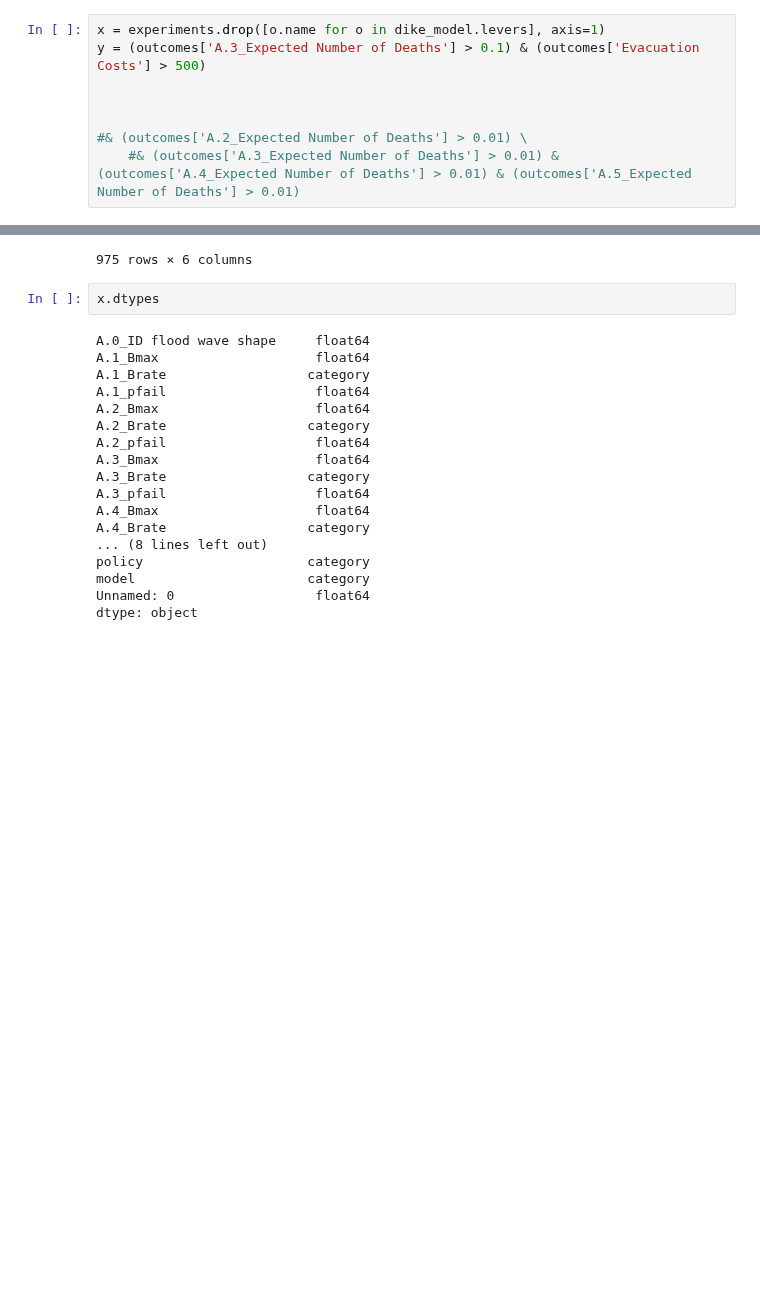
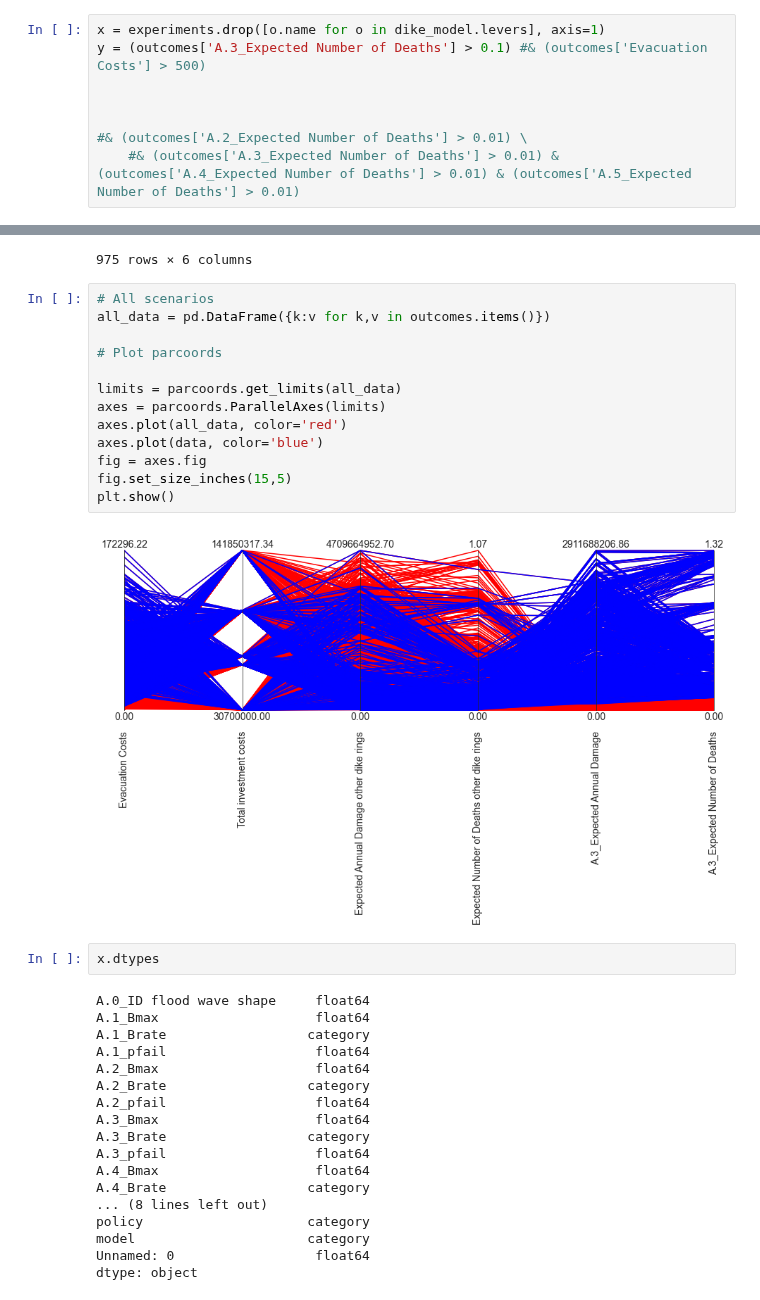
Before and after one commit to tamarvooijs/MBDM, a Jupyter notebook: final assignment/mordm laszlo.ipynb, the cells around one changed output, grey strips where cells are left out. Saved outputs shown, nothing was run; the diff lists cells and outputs as text; blank space fills up the shorter version.

```diff
--- a/final assignment/mordm laszlo.ipynb
+++ b/final assignment/mordm laszlo.ipynb
@@ -247,7 +263,7 @@ A high deathrate for A.3
 Even low evacuation costs are considered as failed, because of the emotional damage they bring to citizens
 # %%
 x = experiments.drop([o.name for o in dike_model.levers], axis=1)
-y = (outcomes['A.3_Expected Number of Deaths'] > 0.1) & (outcomes['Evacuation Costs'] > 500)
+y = (outcomes['A.3_Expected Number of Deaths'] > 0.1) #& (outcomes['Evacuation Costs'] > 500)
 
 
 
@@ -270,6 +286,21 @@ data
 | 6981 | 68273.712443 | 6.205801e+07 | 1.328764e+07 | 0.001751 | ... |
 | 6998 | 51527.325326 | 6.205801e+07 | 1.607904e+08 | 0.017848 | ... |
 975 rows × 6 columns
+# %%
+# All scenarios
+all_data = pd.DataFrame({k:v for k,v in outcomes.items()})
+
+# Plot parcoords
+
+limits = parcoords.get_limits(all_data)
+axes = parcoords.ParallelAxes(limits)
+axes.plot(all_data, color='red')
+axes.plot(data, color='blue')
+fig = axes.fig
+fig.set_size_inches(15,5)
+plt.show()
+# %% [output]
+[figure, added]
 # %%
 x.dtypes
 # %% [output]
```
Also changed, not shown: parts of 4 cells of this notebook, 4 other files.
